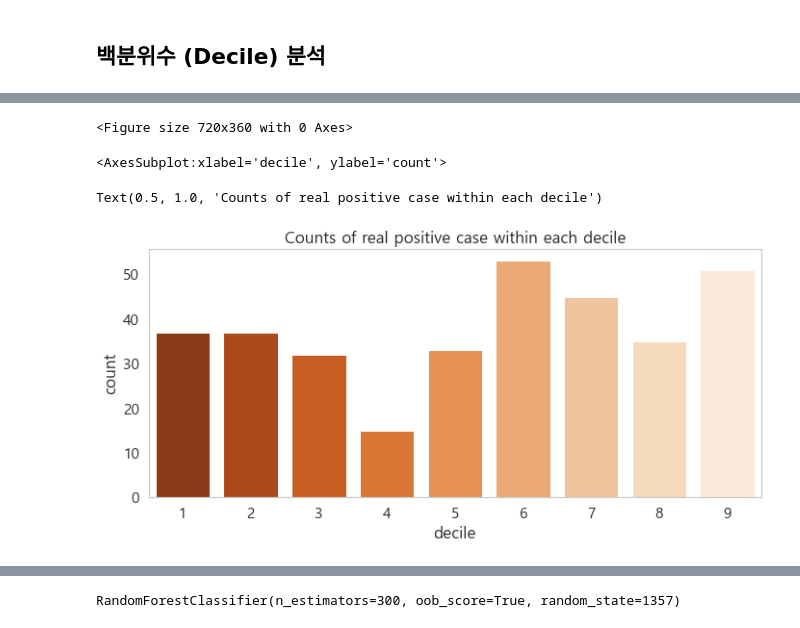
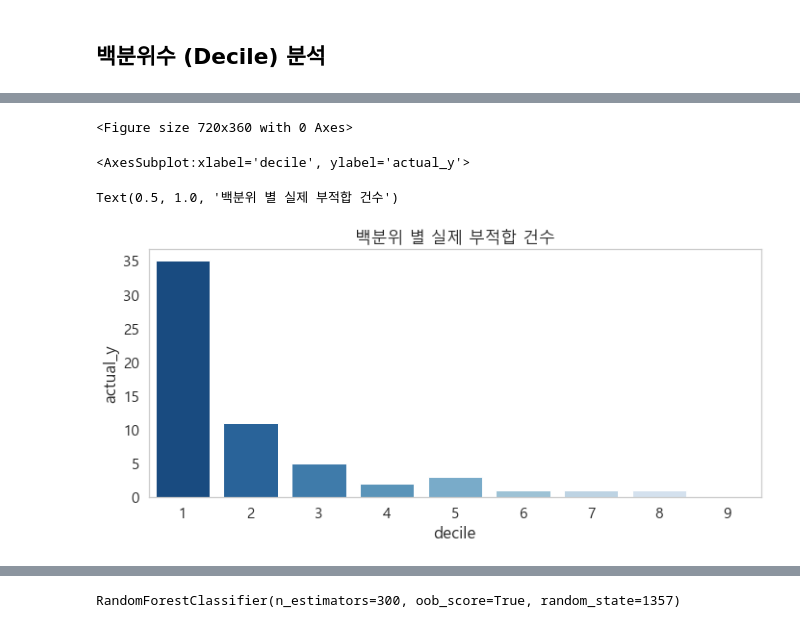
Before and after one commit to ancestor9/smart-food, a Jupyter notebook: 82. pycaret - 대장만 갖고 해 보기_조상.ipynb, the cells around one changed output, grey strips where cells are left out. Cells and saved outputs as stored; diff of their text form; code cells hidden in the pictures.

```diff
--- a/82. pycaret - 대장만 갖고 해 보기_조상.ipynb
+++ b/82. pycaret - 대장만 갖고 해 보기_조상.ipynb
@@ -673,4 +779,5 @@ plot_confusion_matrix(rf, X_test, y_test, normalize='true')
 # %%
+plt.rcParams["figure.figsize"] = (8,6)
 y_proba = rf.predict_proba(X_test)
 skplt.metrics.plot_lift_curve(y_test, y_proba)
 skplt.metrics.plot_cumulative_gain(y_test, y_proba)
@@ -795,10 +971,11 @@ tf.head()
 # %%
+data = tf[['actual_y', 'decile']].groupby("decile").sum().reset_index().sort_values('decile', ascending=False)
 plt.figure(figsize = (10,5))
-sns.countplot(x = "decile", data = tf, order = range(1, 10), palette = 'Oranges_r')
-plt.title("Counts of real positive case within each decile")
+sns.barplot(x = 'decile', y = 'actual_y', data = data, order = range(1, 10), palette = 'Blues_r')
+plt.title("백분위 별 실제 부적합 건수")
 plt.tight_layout()
 # %% [output]
 <Figure size 720x360 with 0 Axes>
-<AxesSubplot:xlabel='decile', ylabel='count'>
+<AxesSubplot:xlabel='decile', ylabel='actual_y'>
-Text(0.5, 1.0, 'Counts of real positive case within each decile')
+Text(0.5, 1.0, '백분위 별 실제 부적합 건수')
-[figure, old version]
+[figure, new version]
```
Also changed, not shown: parts of 67 cells of this notebook.
